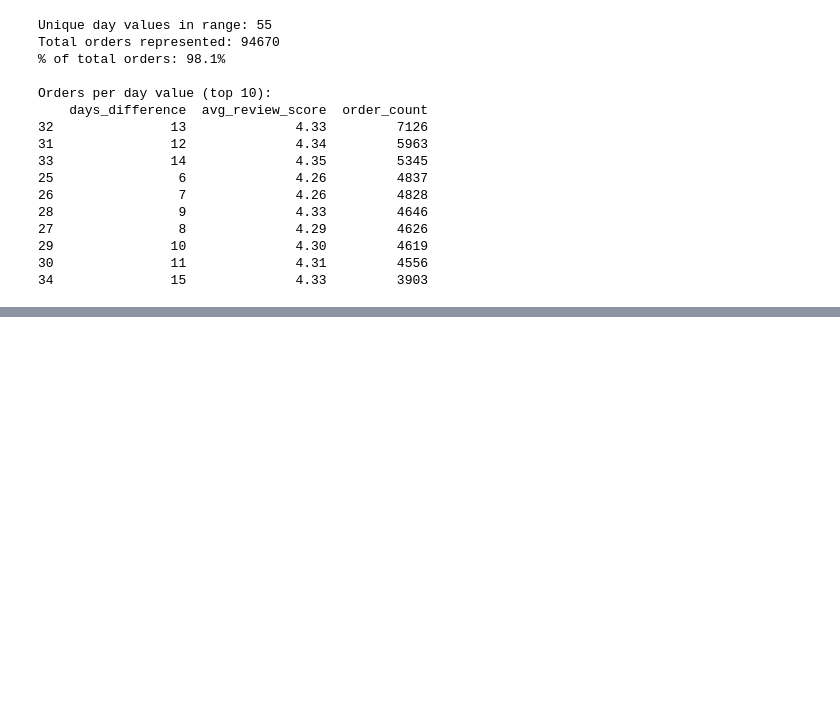
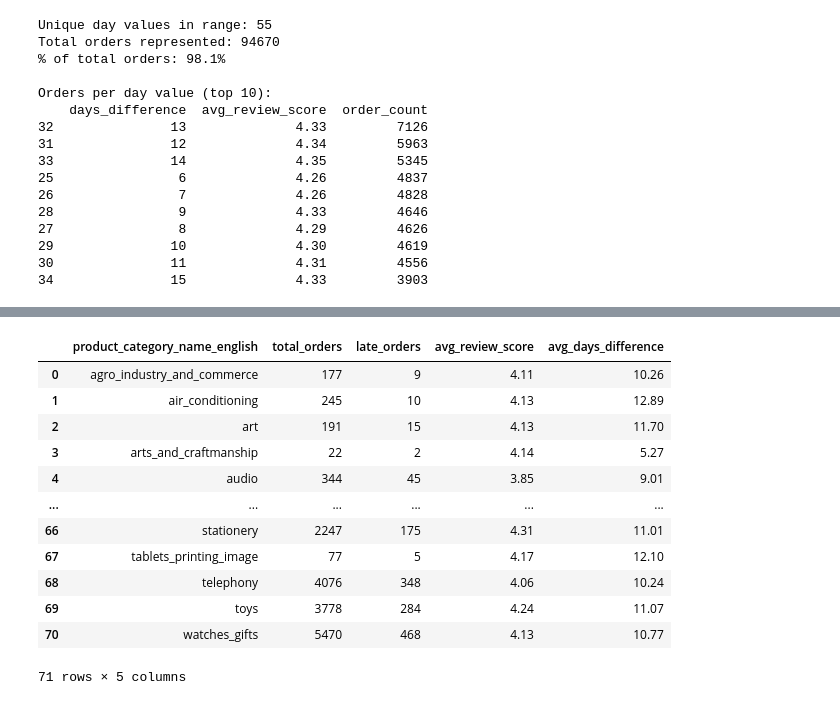
Before and after one commit to BBWorksB/AmaliTech-DEG-Project-based-challenges, a Jupyter notebook: data-engineering/Logistics-auditor/Amaliteh_DE_Logistic.ipynb, the cells around one changed output, grey strips where cells are left out. Drawn from its saved outputs; the diff is of its cells as text; code cells hidden in the pictures; blank space fills up the shorter version.

```diff
--- a/data-engineering/Logistics-auditor/Amaliteh_DE_Logistic.ipynb
+++ b/data-engineering/Logistics-auditor/Amaliteh_DE_Logistic.ipynb
@@ -917,0 +929,28 @@ Orders per day value (top 10):
+# %%
+category_analysis = (
+    delivered_clean
+    .groupby('product_category_name_english')
+    .agg(
+        total_orders=('order_id', 'count'),
+        late_orders=('delivery_status', lambda x: (x != 'On Time').sum()),
+        avg_review_score=('review_score', 'mean'),
+        avg_days_difference=('days_difference', 'mean')
+    )
+    .reset_index()
+)
+
+category_analysis
+# %% [output]
+|  | product_category_name_english | total_orders | late_orders | avg_review_score | avg_days_difference |
+| 0 | agro_industry_and_commerce | 177 | 9 | 4.11 | 10.26 |
+| 1 | air_conditioning | 245 | 10 | 4.13 | 12.89 |
+| 2 | art | 191 | 15 | 4.13 | 11.70 |
+| 3 | arts_and_craftmanship | 22 | 2 | 4.14 | 5.27 |
+| 4 | audio | 344 | 45 | 3.85 | 9.01 |
+| ... | ... | ... | ... | ... | ... |
+| 66 | stationery | 2247 | 175 | 4.31 | 11.01 |
+| 67 | tablets_printing_image | 77 | 5 | 4.17 | 12.10 |
+| 68 | telephony | 4076 | 348 | 4.06 | 10.24 |
+| 69 | toys | 3778 | 284 | 4.24 | 11.07 |
+| 70 | watches_gifts | 5470 | 468 | 4.13 | 10.77 |
+71 rows × 5 columns
```
Also changed, not shown: parts of 6 cells of this notebook.
